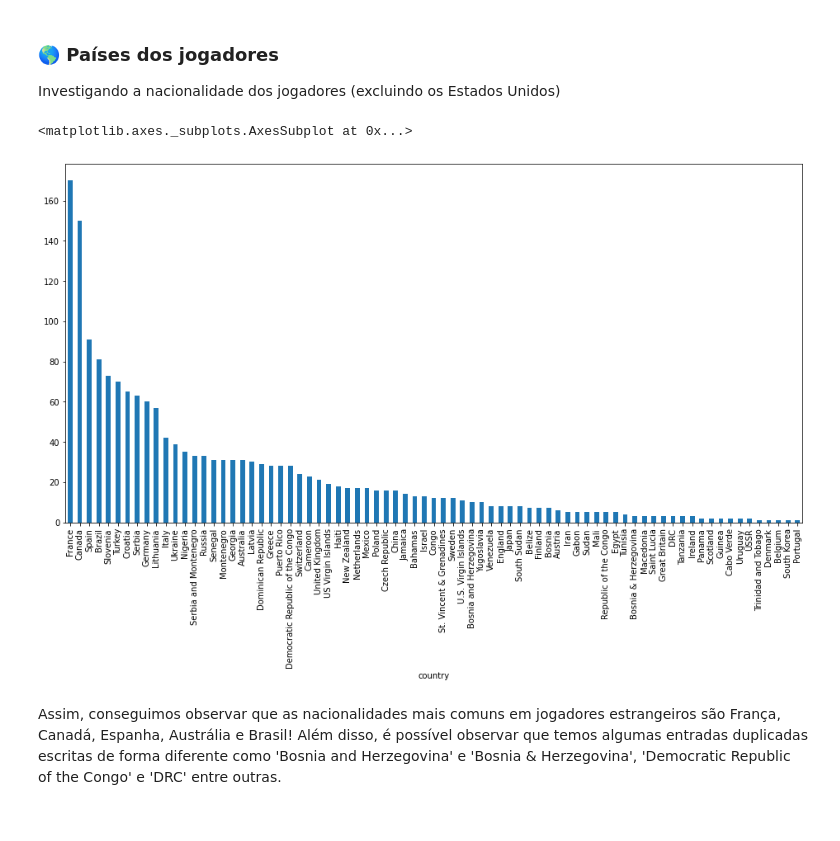
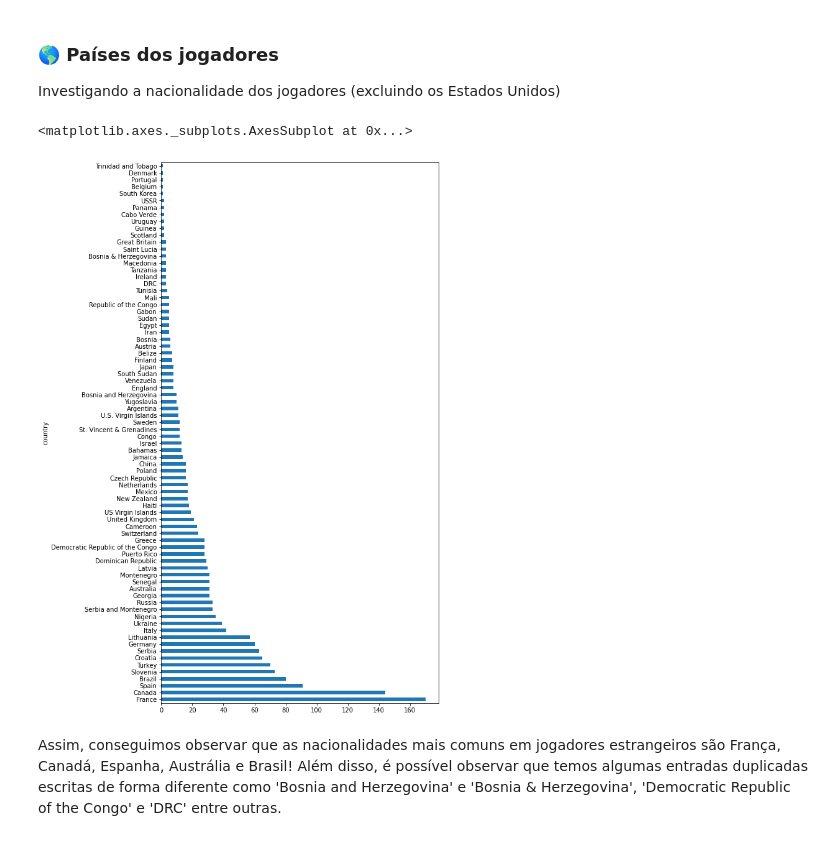
Before and after one commit to tta13/NBA-data-analysis, a Jupyter notebook: code.ipynb, the cells around one changed output. Cells and saved outputs as stored; diff of their text form; code cells hidden in the pictures.

```diff
--- a/code.ipynb
+++ b/code.ipynb
@@ -1930,10 +1935,10 @@ countries = df[df['country'] != 'USA'].groupby(by='country').count()
 # %%
 countries = countries.sort_values(by=['player_name'], ascending=False)
 # %%
-countries['player_name'].plot.bar(sharey=True, figsize=(16,8))
+countries['player_name'].plot.barh(sharey=True, figsize=(8,16))
 # %% [output]
 <matplotlib.axes._subplots.AxesSubplot at 0x...>
-[figure, old version]
+[figure, new version]
 # %% [markdown]
 Assim, conseguimos observar que as nacionalidades mais comuns em jogadores estrangeiros são França, Canadá, Espanha, Austrália e Brasil! Além disso, é possível observar que temos algumas entradas duplicadas escritas de forma diferente como 'Bosnia and Herzegovina' e 'Bosnia & Herzegovina', 'Democratic Republic of the Congo' e 'DRC' entre outras.
 # %% [markdown]
```
Also changed, not shown: parts of 88 cells of this notebook.
